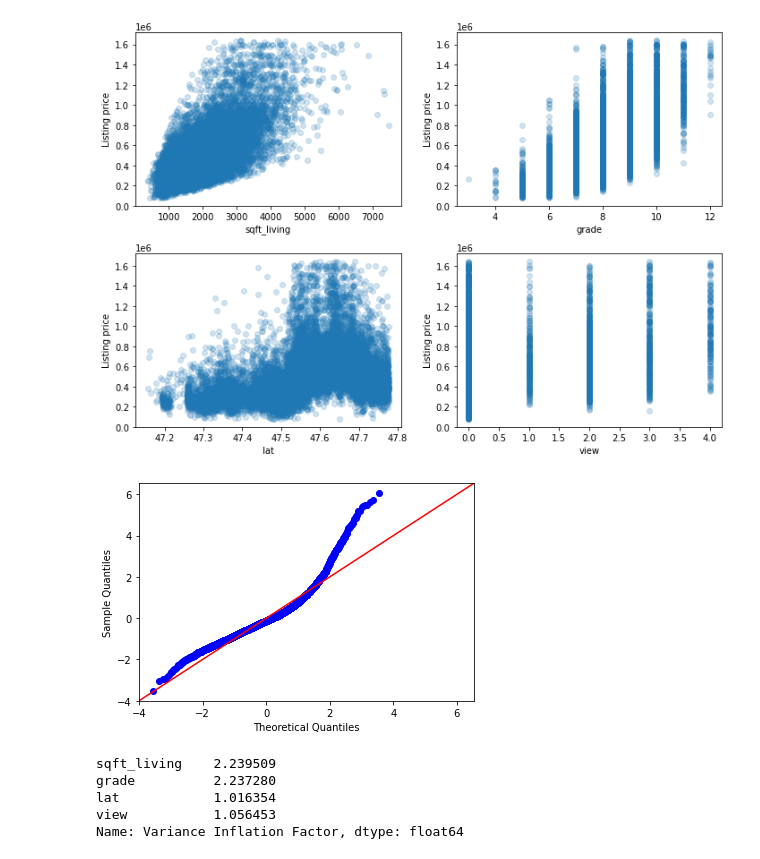
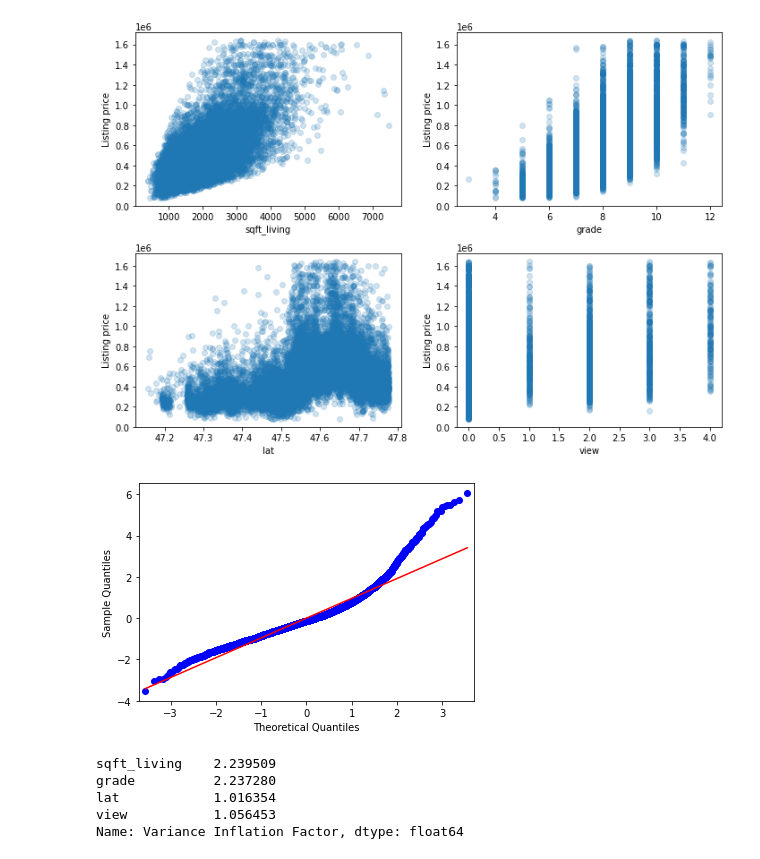
Before and after one commit to cyborgsage/kingco-realestate, a Jupyter notebook: doug_index_clone.ipynb, the cells around one changed output. Drawn from its saved outputs; the diff is of its cells as text; code cells hidden in the pictures.

```diff
--- a/doug_index_clone.ipynb
+++ b/doug_index_clone.ipynb
@@ -729,11 +727,11 @@ linearity_plot(awesome_X_train, awesome_y_train)
 # %%
 #NORMALITY
 awesome_X_test_scaled = pd.DataFrame(awesome_X_test_scaled)
 preds_awesome = awesome_model.predict(awesome_X_test_scaled)
 residuals = (awesome_y_test - preds_awesome)
-sm.graphics.qqplot(residuals, dist=stats.norm, line='45', fit=True);
+sm.graphics.qqplot(residuals, dist=stats.norm, line='r', fit=True);
 # %% [output]
-[figure, old version]
+[figure, new version]
 # %%
 #Checking MULTICOLLINEARITY
 # (VIF NEEDS TO BE <5 ALL CATEGORIES)
```
Also changed, not shown: parts of 23 cells of this notebook.
